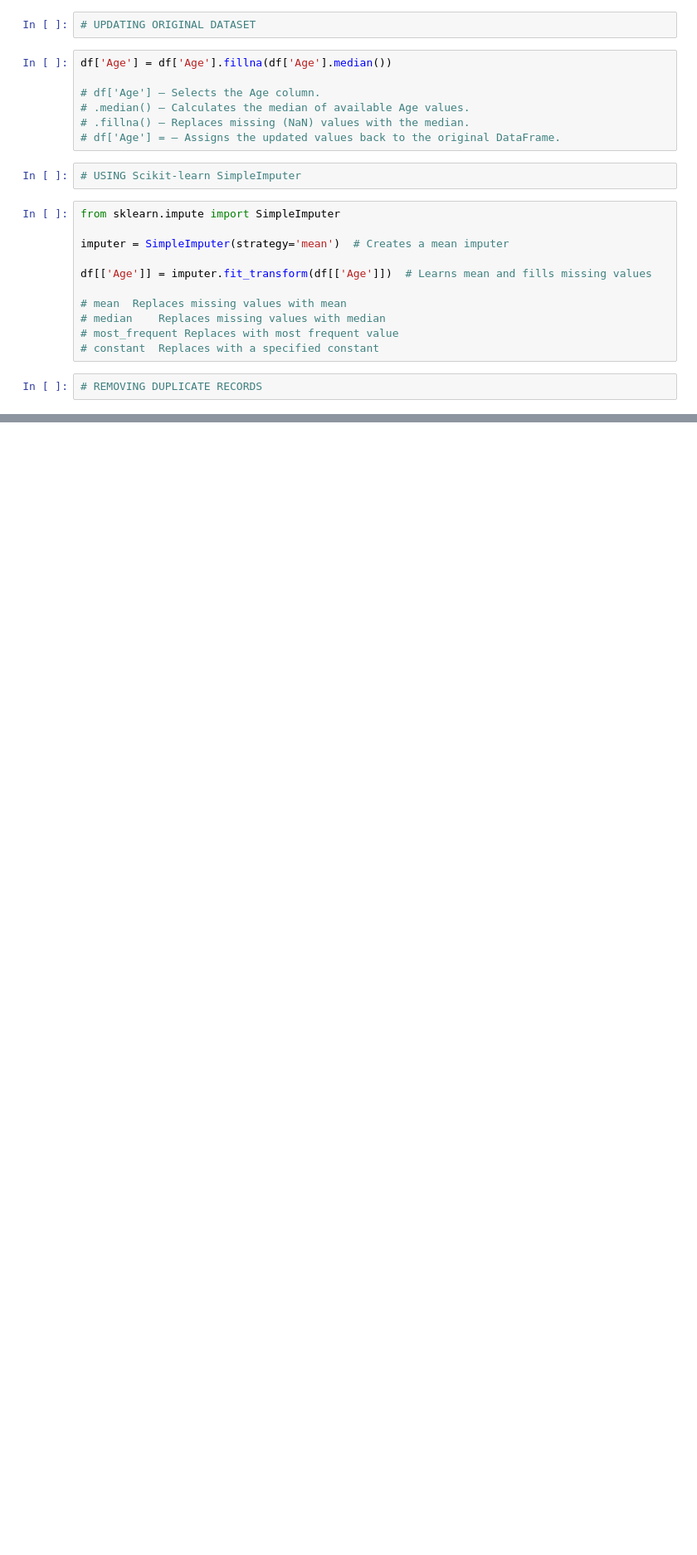
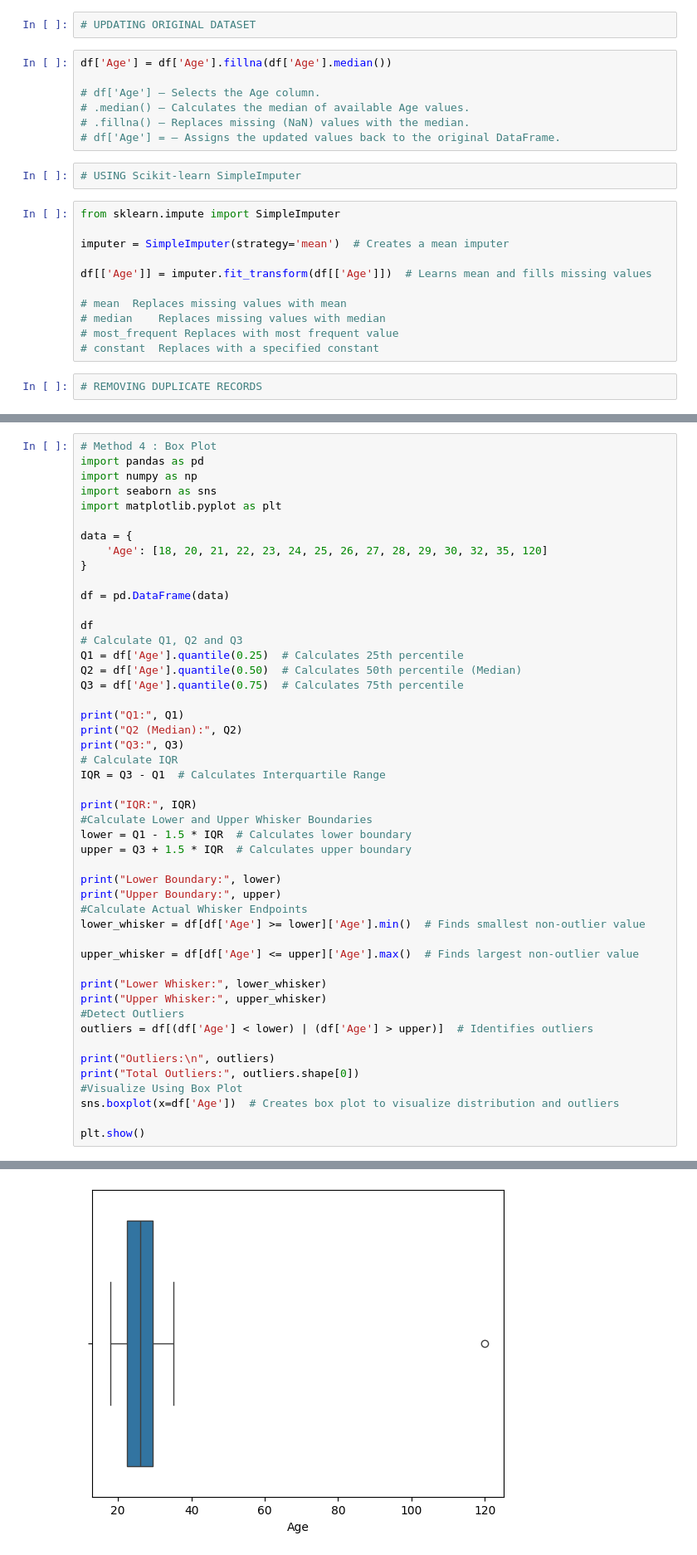
Before and after one commit to Anushka924403/learning_preprocessing, a Jupyter notebook: Data_Preprocessing_Learning.ipynb, the cells around one changed output, grey strips where cells are left out. Shown at 83% size. Saved outputs shown, nothing was run; the diff lists cells and outputs as text; blank space fills up the shorter version.

```diff
--- a/Data_Preprocessing_Learning.ipynb
+++ b/Data_Preprocessing_Learning.ipynb
@@ -378,0 +582,49 @@ df = df.drop_duplicates()
+# %%
+# Method 4 : Box Plot
+import pandas as pd
+import numpy as np
+import seaborn as sns
+import matplotlib.pyplot as plt
+
+data = {
+    'Age': [18, 20, 21, 22, 23, 24, 25, 26, 27, 28, 29, 30, 32, 35, 120]
+}
+
+df = pd.DataFrame(data)
+
+df
+# Calculate Q1, Q2 and Q3
+Q1 = df['Age'].quantile(0.25)  # Calculates 25th percentile
+Q2 = df['Age'].quantile(0.50)  # Calculates 50th percentile (Median)
+Q3 = df['Age'].quantile(0.75)  # Calculates 75th percentile
+
+print("Q1:", Q1)
+print("Q2 (Median):", Q2)
+print("Q3:", Q3)
+# Calculate IQR
+IQR = Q3 - Q1  # Calculates Interquartile Range
+
+print("IQR:", IQR)
+#Calculate Lower and Upper Whisker Boundaries
+lower = Q1 - 1.5 * IQR  # Calculates lower boundary
+upper = Q3 + 1.5 * IQR  # Calculates upper boundary
+
+print("Lower Boundary:", lower)
+print("Upper Boundary:", upper)
+#Calculate Actual Whisker Endpoints
+lower_whisker = df[df['Age'] >= lower]['Age'].min()  # Finds smallest non-outlier value
+
+upper_whisker = df[df['Age'] <= upper]['Age'].max()  # Finds largest non-outlier value
+
+print("Lower Whisker:", lower_whisker)
+print("Upper Whisker:", upper_whisker)
+#Detect Outliers
+outliers = df[(df['Age'] < lower) | (df['Age'] > upper)]  # Identifies outliers
+
+print("Outliers:\n", outliers)
+print("Total Outliers:", outliers.shape[0])
+#Visualize Using Box Plot
+sns.boxplot(x=df['Age'])  # Creates box plot to visualize distribution and outliers
+
+plt.show()
+# %% [output]
@@ -378,0 +643 @@ df = df.drop_duplicates()
+[figure, added]
```
Also changed, not shown: parts of 6 cells of this notebook.
